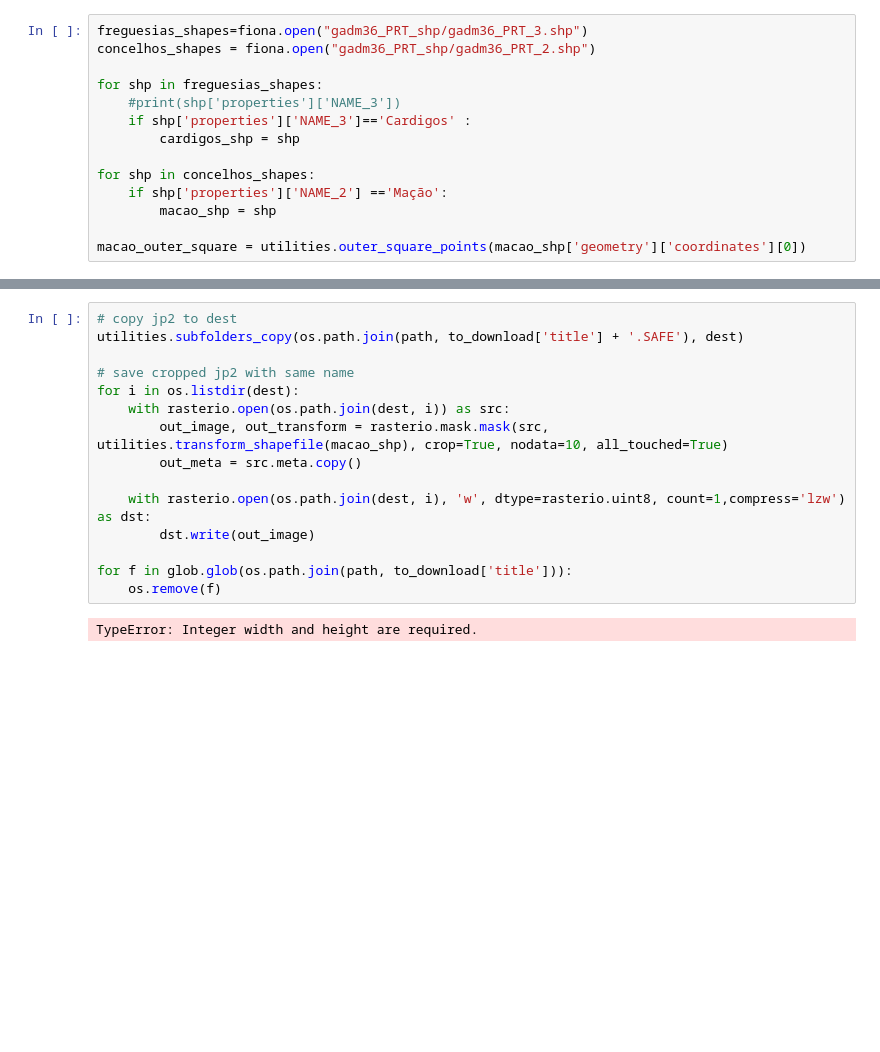
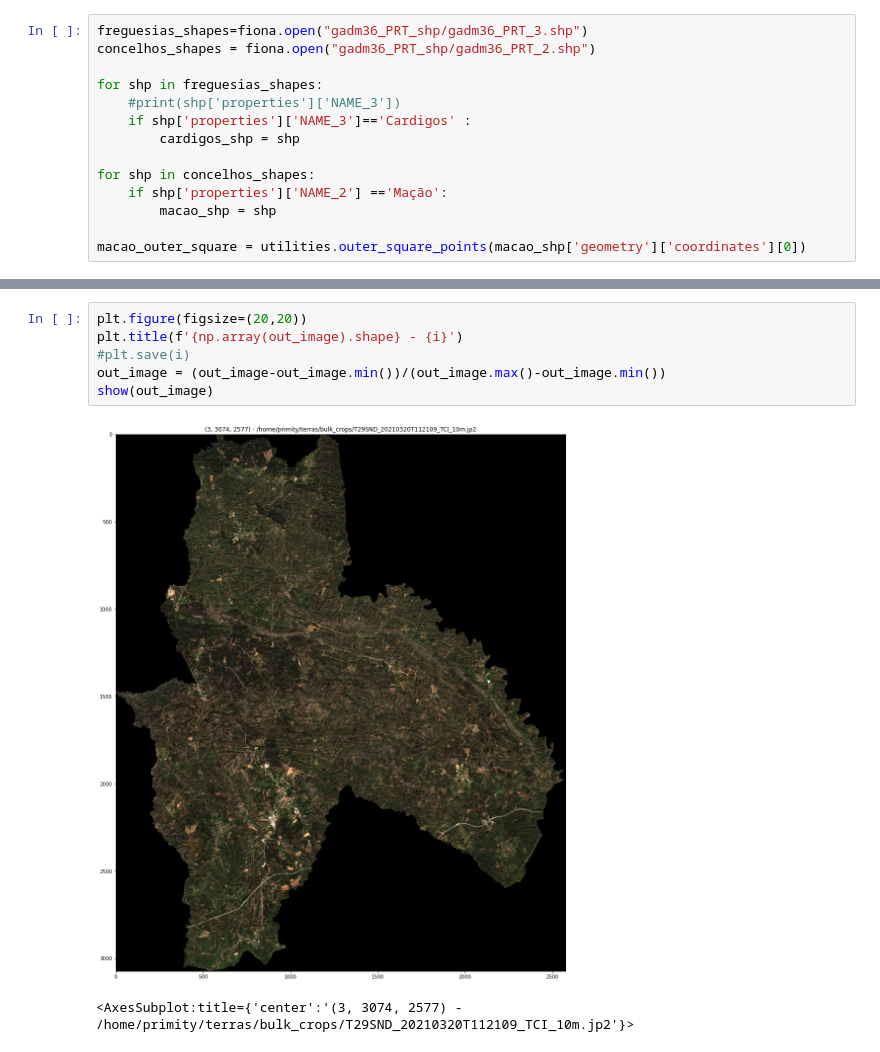
Before and after one commit to fernandeslouro/terras, a Jupyter notebook: last_week_images.ipynb, the cells around one changed output, grey strips where cells are left out. Drawn from its saved outputs; the diff is of its cells as text; blank space fills up the shorter version.

Commit message:
download latest image working

```diff
--- a/last_week_images.ipynb
+++ b/last_week_images.ipynb
@@ -82,17 +133,9 @@ os.remove(os.path.join(path, to_download['title']+'.zip'))
-# %%
-# copy jp2 to dest
-utilities.subfolders_copy(os.path.join(path, to_download['title'] + '.SAFE'), dest)
-
-# save cropped jp2 with same name
-for i in os.listdir(dest):
-    with rasterio.open(os.path.join(dest, i)) as src:
-        out_image, out_transform = rasterio.mask.mask(src, utilities.transform_shapefile(macao_shp), crop=True, nodata=10, all_touched=True)
-        out_meta = src.meta.copy()
-
-    with rasterio.open(os.path.join(dest, i), 'w', dtype=rasterio.uint8, count=1,compress='lzw') as dst:
-        dst.write(out_image)
-
-for f in glob.glob(os.path.join(path, to_download['title'])):
-    os.remove(f)
-# %% [output]
-TypeError: Integer width and height are required.
+# %%
+plt.figure(figsize=(20,20))
+plt.title(f'{np.array(out_image).shape} - {i}')
+#plt.save(i)
+out_image = (out_image-out_image.min())/(out_image.max()-out_image.min())
+show(out_image)
+# %% [output]
+[figure, added]
+<AxesSubplot:title={'center':'(3, 3074, 2577) - /home/primity/terras/bulk_crops/T29SND_20210320T112109_TCI_10m.jp2'}>
```
Also changed, not shown: parts of 6 cells of this notebook.
